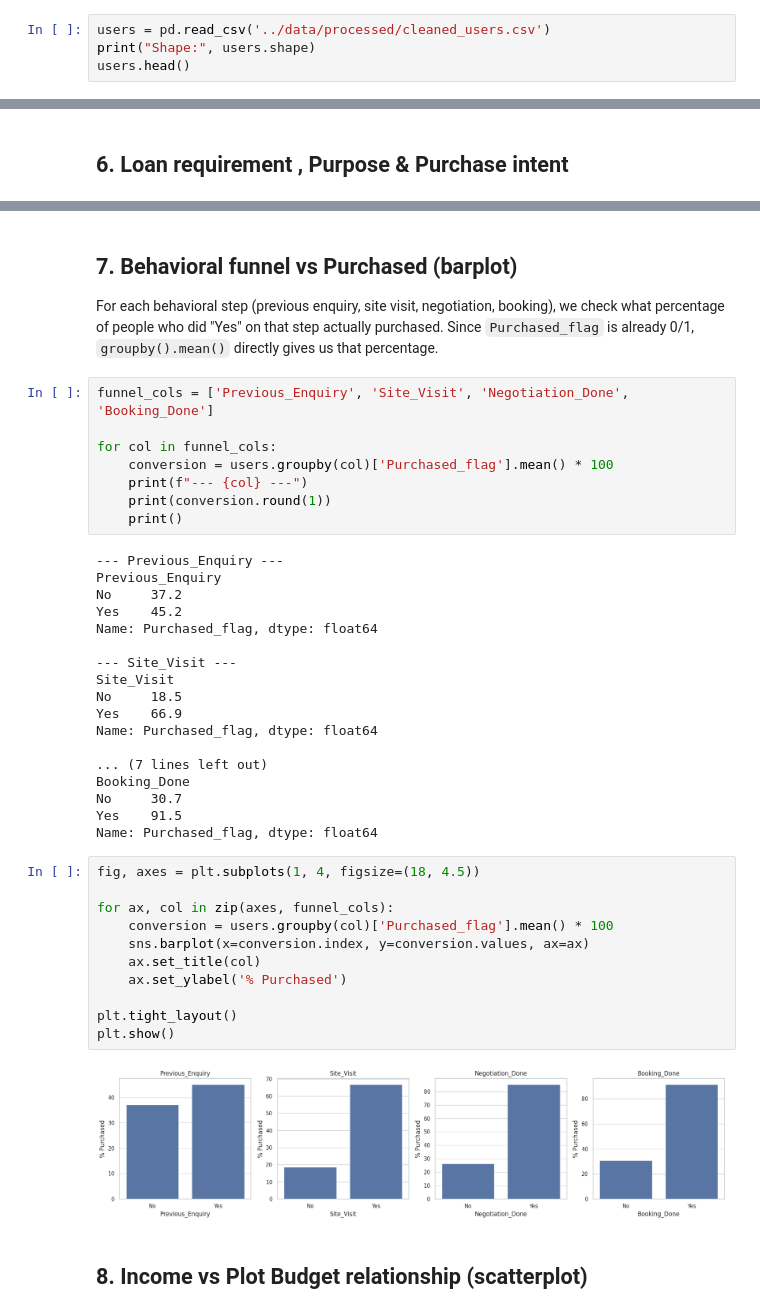
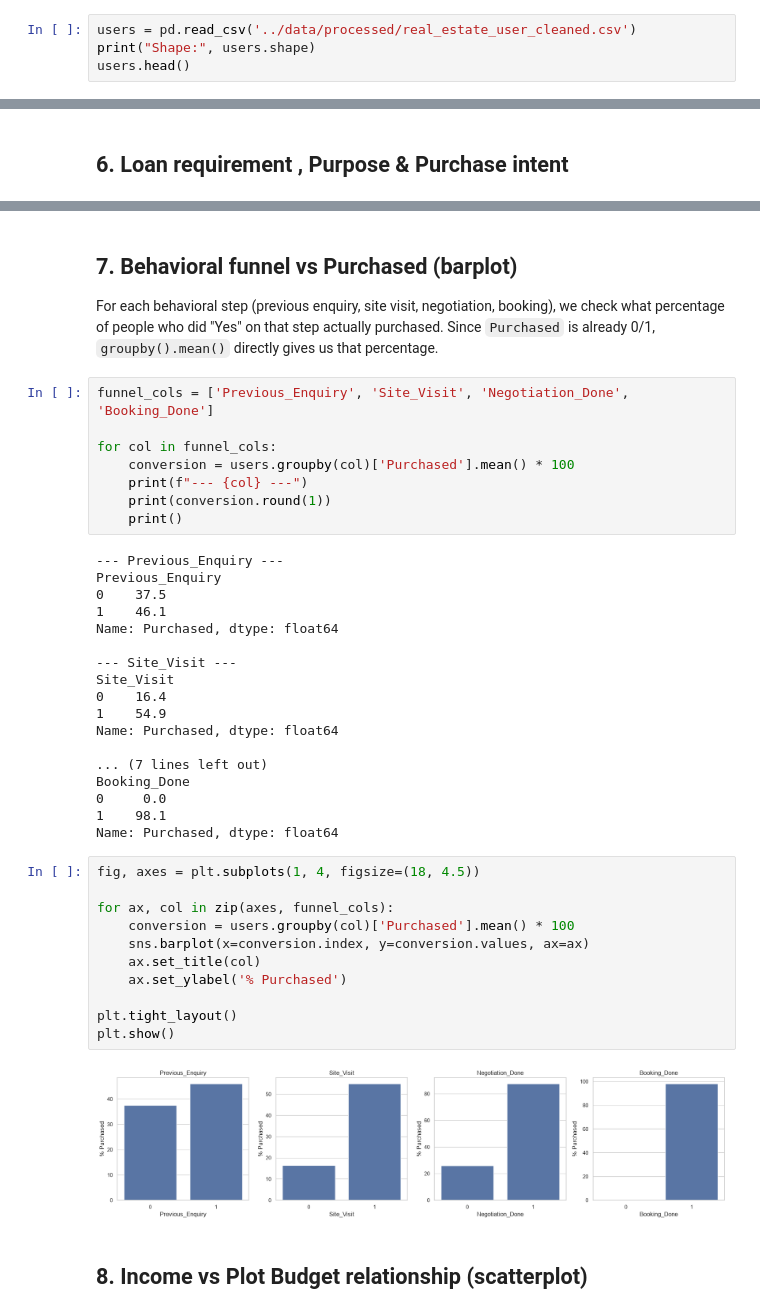
Before and after one commit to vishesh1603/real-estate-prediction, a Jupyter notebook: notebooks/EDA_Users.ipynb, the cells around one changed output, grey strips where cells are left out. Saved outputs shown, nothing was run; the diff lists cells and outputs as text.

```diff
--- a/notebooks/EDA_Users.ipynb
+++ b/notebooks/EDA_Users.ipynb
@@ -18,7 +13,7 @@ sns.set_theme(style="whitegrid")
 plt.rcParams['figure.figsize'] = (9, 5)
 pd.set_option('display.max_columns', 60)
 # %%
-users = pd.read_csv('../data/processed/cleaned_users.csv')
+users = pd.read_csv('../data/processed/real_estate_user_cleaned.csv')
 print("Shape:", users.shape)
 users.head()
 # %% [output]
@@ -151,46 +139,46 @@ plt.show()
 
 For each behavioral step (previous enquiry, site visit, negotiation, booking), we check
 what percentage of people who did "Yes" on that step actually purchased. Since
-`Purchased_flag` is already 0/1, `groupby().mean()` directly gives us that percentage.
+`Purchased` is already 0/1, `groupby().mean()` directly gives us that percentage.
 # %%
 funnel_cols = ['Previous_Enquiry', 'Site_Visit', 'Negotiation_Done', 'Booking_Done']
 
 for col in funnel_cols:
-    conversion = users.groupby(col)['Purchased_flag'].mean() * 100
+    conversion = users.groupby(col)['Purchased'].mean() * 100
     print(f"--- {col} ---")
     print(conversion.round(1))
     print()
 # %% [output]
 --- Previous_Enquiry ---
 Previous_Enquiry
-No     37.2
-Yes    45.2
-Name: Purchased_flag, dtype: float64
+0    37.5
+1    46.1
+Name: Purchased, dtype: float64
 
 --- Site_Visit ---
 Site_Visit
-No     18.5
-Yes    66.9
-Name: Purchased_flag, dtype: float64
+0    16.4
+1    54.9
+Name: Purchased, dtype: float64
 
 ... (7 lines left out)
 Booking_Done
-No     30.7
-Yes    91.5
-Name: Purchased_flag, dtype: float64
+0     0.0
+1    98.1
+Name: Purchased, dtype: float64
 # %%
 fig, axes = plt.subplots(1, 4, figsize=(18, 4.5))
 
 for ax, col in zip(axes, funnel_cols):
-    conversion = users.groupby(col)['Purchased_flag'].mean() * 100
+    conversion = users.groupby(col)['Purchased'].mean() * 100
     sns.barplot(x=conversion.index, y=conversion.values, ax=ax)
     ax.set_title(col)
     ax.set_ylabel('% Purchased')
 
 plt.tight_layout()
 plt.show()
 # %% [output]
-[figure, old version]
+[figure, new version]
 # %% [markdown]
 ## 8. Income vs Plot Budget relationship (scatterplot)
 # %%
```
Also changed, not shown: parts of 19 cells of this notebook, 1 other file.
